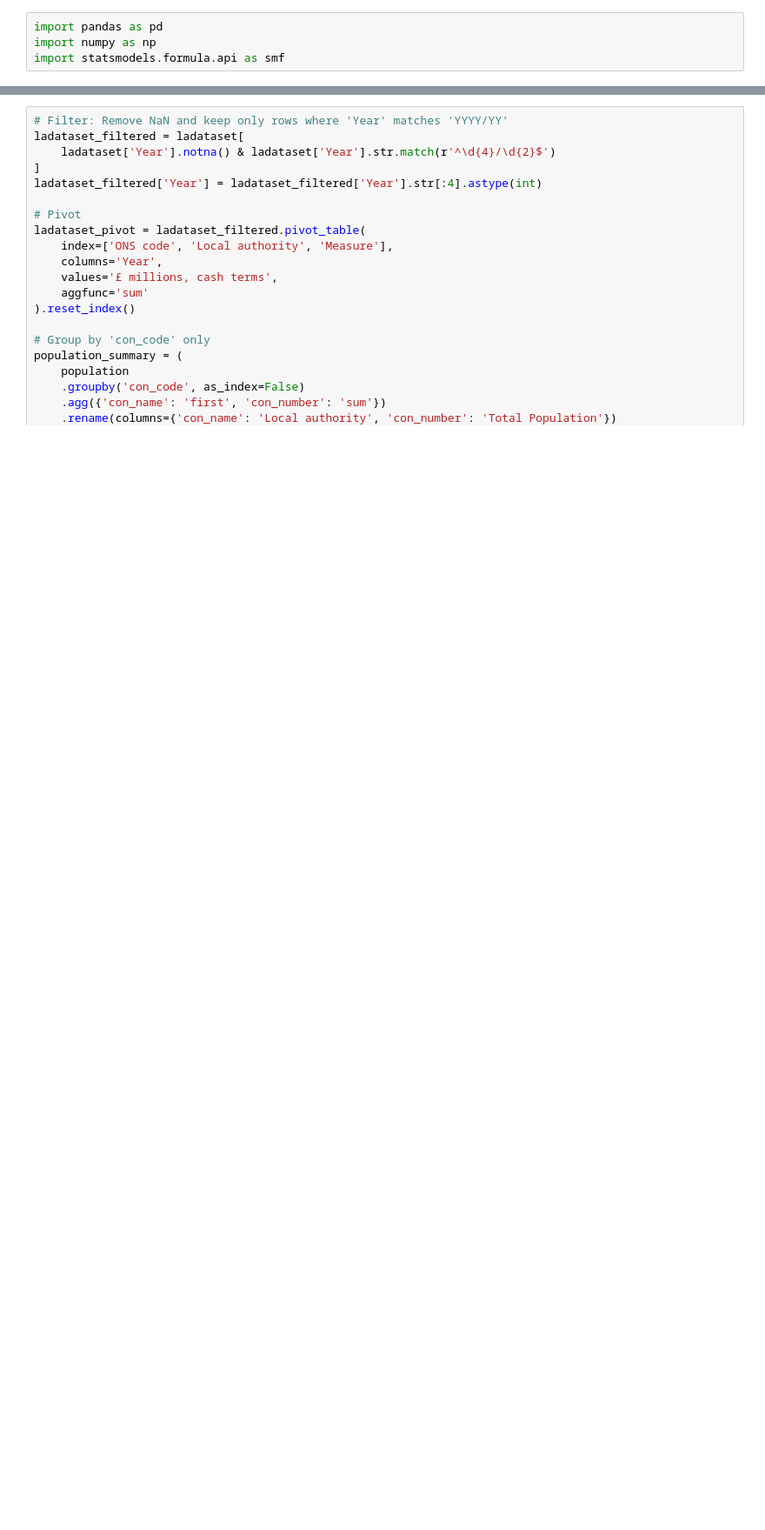
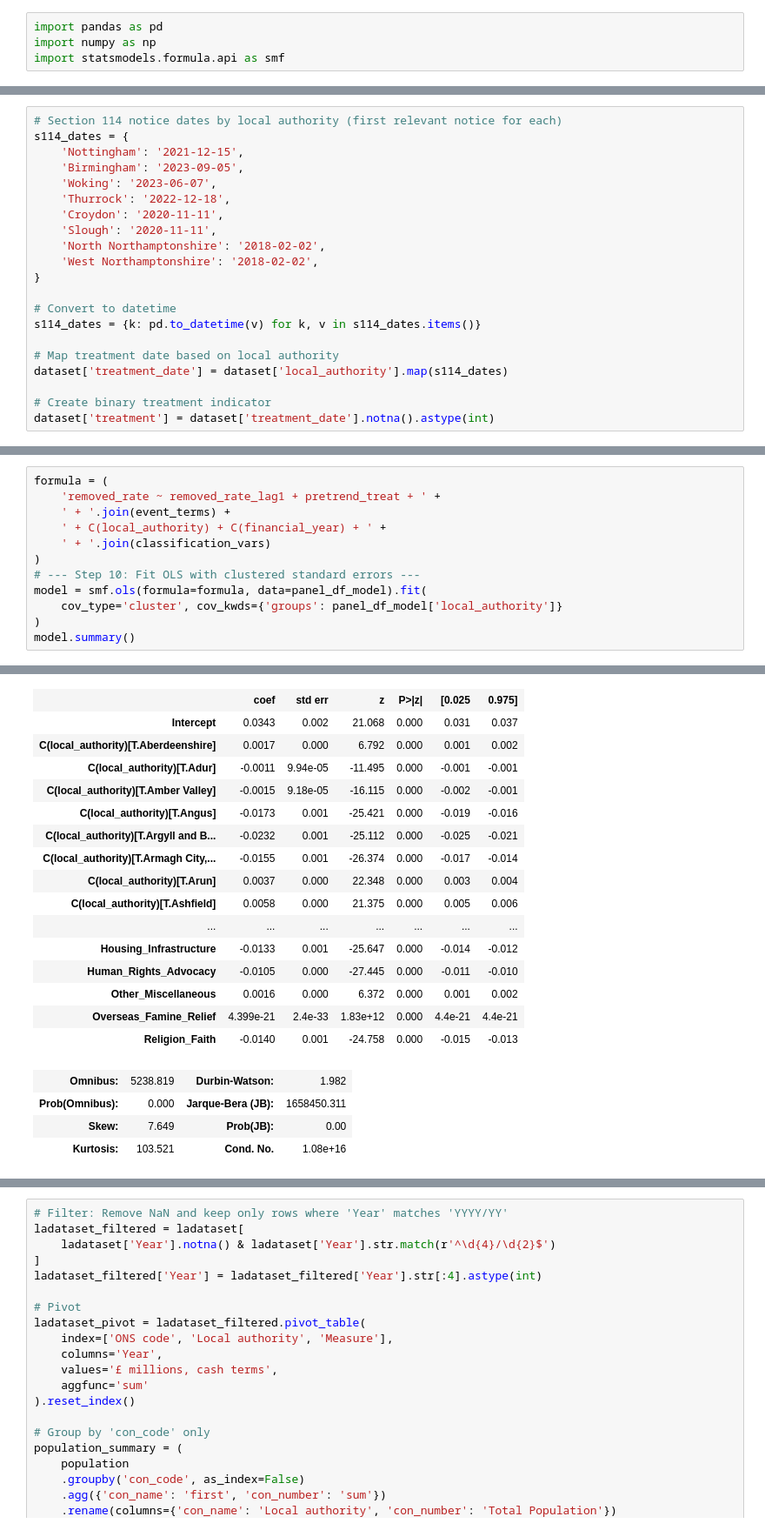
Before and after one commit to crystalyu917/The-Impact-of-Local-Council-Asset-Sales-on-Charity-Survival-in-England, a Jupyter notebook: src/analysis/ladata.ipynb, the cells around one changed output, grey strips where cells are left out. Shown at 87% size. Saved outputs shown, nothing was run; the diff lists cells and outputs as text; blank space fills up the shorter version.

```diff
--- a/src/analysis/ladata.ipynb
+++ b/src/analysis/ladata.ipynb
@@ -26,0 +11,21 @@ Index(['registered_charity_number', 'charity_name', 'postcode',
+# %%
+# Section 114 notice dates by local authority (first relevant notice for each)
+s114_dates = {
+    'Nottingham': '2021-12-15',
+    'Birmingham': '2023-09-05',
+    'Woking': '2023-06-07',
+    'Thurrock': '2022-12-18',
+    'Croydon': '2020-11-11',
+    'Slough': '2020-11-11',
+    'North Northamptonshire': '2018-02-02',
+    'West Northamptonshire': '2018-02-02',
+}
+
+# Convert to datetime
+s114_dates = {k: pd.to_datetime(v) for k, v in s114_dates.items()}
+
+# Map treatment date based on local authority
+dataset['treatment_date'] = dataset['local_authority'].map(s114_dates)
+
+# Create binary treatment indicator
+dataset['treatment'] = dataset['treatment_date'].notna().astype(int)
@@ -26,0 +393,13 @@ Index(['registered_charity_number', 'charity_name', 'postcode',
+# %%
+formula = (
+    'removed_rate ~ removed_rate_lag1 + pretrend_treat + ' +
+    ' + '.join(event_terms) +
+    ' + C(local_authority) + C(financial_year) + ' +
+    ' + '.join(classification_vars)
+)
+# --- Step 10: Fit OLS with clustered standard errors ---
+model = smf.ols(formula=formula, data=panel_df_model).fit(
+    cov_type='cluster', cov_kwds={'groups': panel_df_model['local_authority']}
+)
+model.summary()
+# %% [output]
@@ -26,0 +416,20 @@ Index(['registered_charity_number', 'charity_name', 'postcode',
+|  | coef | std err | z | P>|z| | [0.025 | 0.975] |
+| Intercept | 0.0343 | 0.002 | 21.068 | 0.000 | 0.031 | 0.037 |
+| C(local_authority)[T.Aberdeenshire] | 0.0017 | 0.000 | 6.792 | 0.000 | 0.001 | 0.002 |
+| C(local_authority)[T.Adur] | -0.0011 | 9.94e-05 | -11.495 | 0.000 | -0.001 | -0.001 |
+| C(local_authority)[T.Amber Valley] | -0.0015 | 9.18e-05 | -16.115 | 0.000 | -0.002 | -0.001 |
+| C(local_authority)[T.Angus] | -0.0173 | 0.001 | -25.421 | 0.000 | -0.019 | -0.016 |
+| C(local_authority)[T.Argyll and B... | -0.0232 | 0.001 | -25.112 | 0.000 | -0.025 | -0.021 |
+| C(local_authority)[T.Armagh City,... | -0.0155 | 0.001 | -26.374 | 0.000 | -0.017 | -0.014 |
+| C(local_authority)[T.Arun] | 0.0037 | 0.000 | 22.348 | 0.000 | 0.003 | 0.004 |
+| C(local_authority)[T.Ashfield] | 0.0058 | 0.000 | 21.375 | 0.000 | 0.005 | 0.006 |
+| ... | ... | ... | ... | ... | ... | ... |
+| Housing_Infrastructure | -0.0133 | 0.001 | -25.647 | 0.000 | -0.014 | -0.012 |
+| Human_Rights_Advocacy | -0.0105 | 0.000 | -27.445 | 0.000 | -0.011 | -0.010 |
+| Other_Miscellaneous | 0.0016 | 0.000 | 6.372 | 0.000 | 0.001 | 0.002 |
+| Overseas_Famine_Relief | 4.399e-21 | 2.4e-33 | 1.83e+12 | 0.000 | 4.4e-21 | 4.4e-21 |
+| Religion_Faith | -0.0140 | 0.001 | -24.758 | 0.000 | -0.015 | -0.013 |
+| Omnibus: | 5238.819 | Durbin-Watson: | 1.982 |
+| Prob(Omnibus): | 0.000 | Jarque-Bera (JB): | 1658450.311 |
+| Skew: | 7.649 | Prob(JB): | 0.00 |
+| Kurtosis: | 103.521 | Cond. No. | 1.08e+16 |
```
Also changed, not shown: parts of 19 cells of this notebook.
